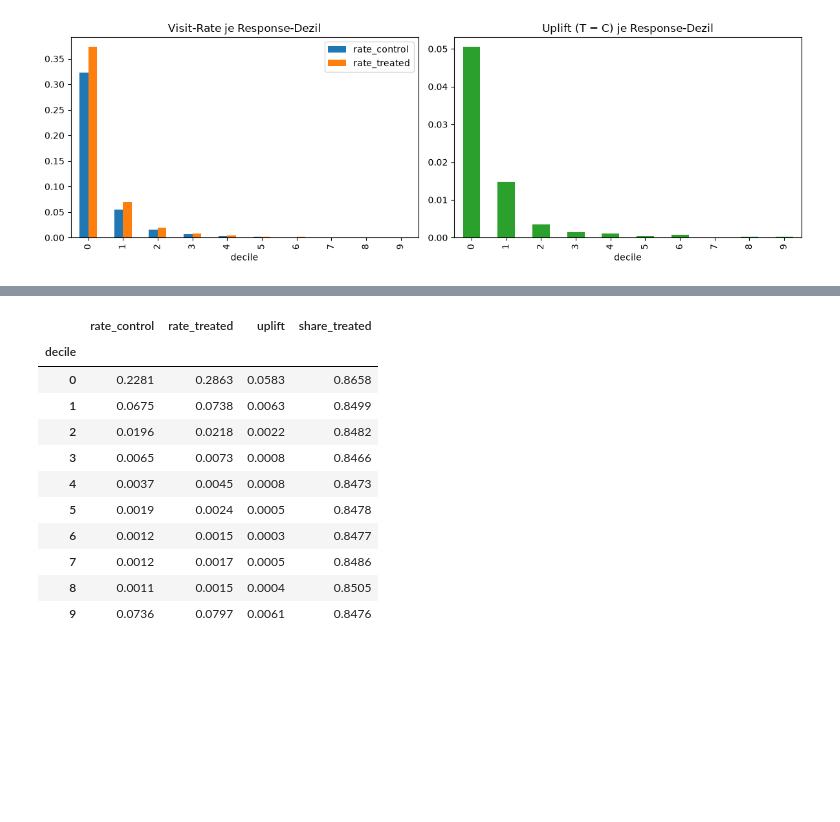
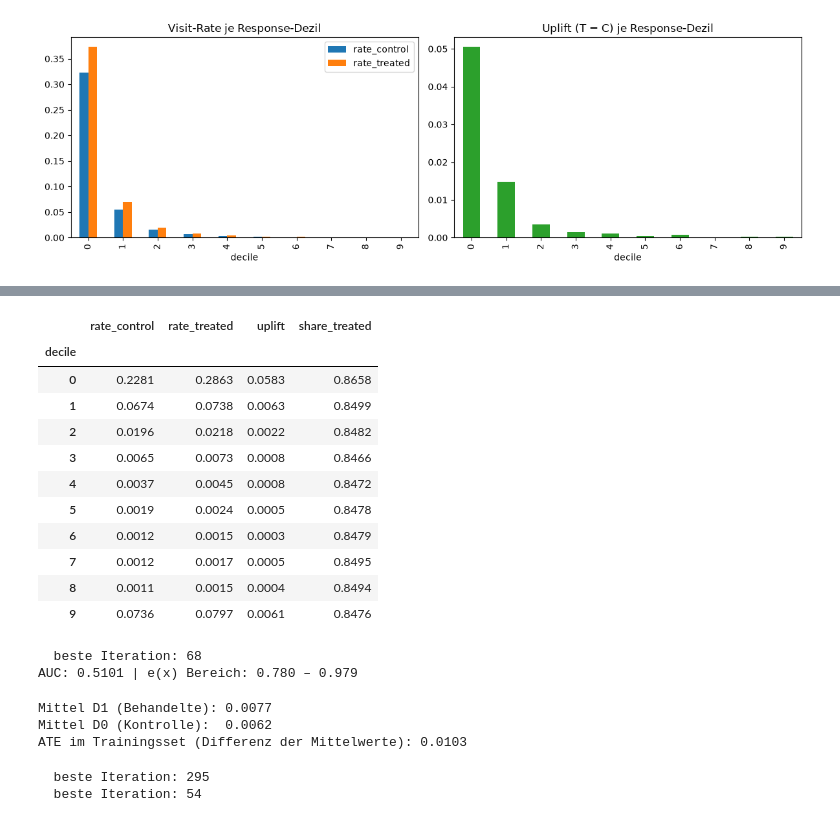
Before and after one commit to ZhengNetLab/uplift-modeling, a Jupyter notebook: notebooks/03_uplift_models.ipynb, the cells around one changed output, grey strips where cells are left out. Cells and saved outputs as stored; diff of their text form; code cells hidden in the pictures; blank space fills up the shorter version.

```diff
--- a/notebooks/03_uplift_models.ipynb
+++ b/notebooks/03_uplift_models.ipynb
@@ -231,27 +230,28 @@ display(preds[["response", "s_learner", "t_learner"]].corr(method="spearman").ro
 | t_learner | 0.641 | 0.737 | 1.000 |
 # %%
 def decile_table(score):
-    ev = pd.DataFrame({"y": y_te, "w": w_te, "score": np.asarray(score)})
+    # mischen, damit Gleichstände im Score zufällig (nicht nach Zeilenposition) aufgelöst werden
+    ev = pd.DataFrame({"y": y_te, "w": w_te, "score": np.asarray(score)}).sample(frac=1, random_state=0)
     ev["decile"] = 9 - pd.qcut(ev["score"].rank(method="first"), 10, labels=False)
     dec = ev.groupby(["decile", "w"])["y"].mean().unstack()
     dec.columns = ["rate_control", "rate_treated"]
     dec["uplift"] = dec.rate_treated - dec.rate_control
     dec["share_treated"] = ev.groupby("decile")["w"].mean()
     return dec
 
 decile_table(preds["t_learner"]).round(4)
 # %% [output]
 |  | rate_control | rate_treated | uplift | share_treated |
 | decile |  |  |  |  |
 | 0 | 0.2281 | 0.2863 | 0.0583 | 0.8658 |
-| 1 | 0.0675 | 0.0738 | 0.0063 | 0.8499 |
+| 1 | 0.0674 | 0.0738 | 0.0063 | 0.8499 |
 | 2 | 0.0196 | 0.0218 | 0.0022 | 0.8482 |
 | 3 | 0.0065 | 0.0073 | 0.0008 | 0.8466 |
-| 4 | 0.0037 | 0.0045 | 0.0008 | 0.8473 |
+| 4 | 0.0037 | 0.0045 | 0.0008 | 0.8472 |
 | 5 | 0.0019 | 0.0024 | 0.0005 | 0.8478 |
-| 6 | 0.0012 | 0.0015 | 0.0003 | 0.8477 |
-| 7 | 0.0012 | 0.0017 | 0.0005 | 0.8486 |
-| 8 | 0.0011 | 0.0015 | 0.0004 | 0.8505 |
+| 6 | 0.0012 | 0.0015 | 0.0003 | 0.8479 |
+| 7 | 0.0012 | 0.0017 | 0.0005 | 0.8495 |
+| 8 | 0.0011 | 0.0015 | 0.0004 | 0.8494 |
 | 9 | 0.0736 | 0.0797 | 0.0061 | 0.8476 |
 # %%
 preds.to_parquet("../data/processed/preds_test.parquet")
@@ -258,0 +259,41 @@ pd.DataFrame(results).to_csv("../reports/model_comparison.csv", index=False)
+# %%
+prop = fit_lgb(tr[FEATURES], tr["treatment"], va[FEATURES], va["treatment"])
+e_te = prop.predict_proba(X_te)[:, 1]
+print(f"AUC: {roc_auc_score(w_te, e_te):.4f} | e(x) Bereich: {e_te.min():.3f} – {e_te.max():.3f}")
+# %% [output]
+  beste Iteration: 68
+AUC: 0.5101 | e(x) Bereich: 0.780 – 0.979
+# %%
+# X-Learner, Stufe 2a: imputierte individuelle Effekte (mu0, mu1 stammen aus dem T-Learner)
+# Behandelte: beobachtetes Y minus geschätztes "ohne Werbung" (mu0)
+# Kontrolle:  geschätztes "mit Werbung" (mu1) minus beobachtetes Y
+def p_visit(model, d):
+    return model.predict_proba(d[FEATURES])[:, 1]
+
+d_tr_t, d_va_t = tr_t["visit"] - p_visit(mu0, tr_t), va_t["visit"] - p_visit(mu0, va_t)
+d_tr_c, d_va_c = p_visit(mu1, tr_c) - tr_c["visit"], p_visit(mu1, va_c) - va_c["visit"]
+
+print(f"Mittel D1 (Behandelte): {d_tr_t.mean():.4f}")
+print(f"Mittel D0 (Kontrolle):  {d_tr_c.mean():.4f}")
+print(f"ATE im Trainingsset (Differenz der Mittelwerte): {tr_t['visit'].mean() - tr_c['visit'].mean():.4f}")
+# %% [output]
+Mittel D1 (Behandelte): 0.0077
+Mittel D0 (Kontrolle):  0.0062
+ATE im Trainingsset (Differenz der Mittelwerte): 0.0103
+# %%
+# Stufe 2b: je Gruppe ein Regressionsmodell, das den imputierten Effekt aus X vorhersagt
+from lightgbm import LGBMRegressor
+
+def fit_lgb_reg(X_tr, d_tr, X_va, d_va):
+    """Wie fit_lgb, aber Regression (L2) statt Klassifikation."""
+    m = LGBMRegressor(**LGB_PARAMS)
+    m.fit(X_tr, d_tr, eval_set=[(X_va, d_va)],
+          callbacks=[early_stopping(50, verbose=False)])
+    print(f"  beste Iteration: {m.best_iteration_}")
+    return m
+
+tau1 = fit_lgb_reg(tr_t[FEATURES], d_tr_t, va_t[FEATURES], d_va_t)   # gelernt auf den Behandelten
+tau0 = fit_lgb_reg(tr_c[FEATURES], d_tr_c, va_c[FEATURES], d_va_c)   # gelernt auf der Kontrolle
+# %% [output]
+  beste Iteration: 295
+  beste Iteration: 54
```
Also changed, not shown: parts of 17 cells of this notebook, 3 other files.
